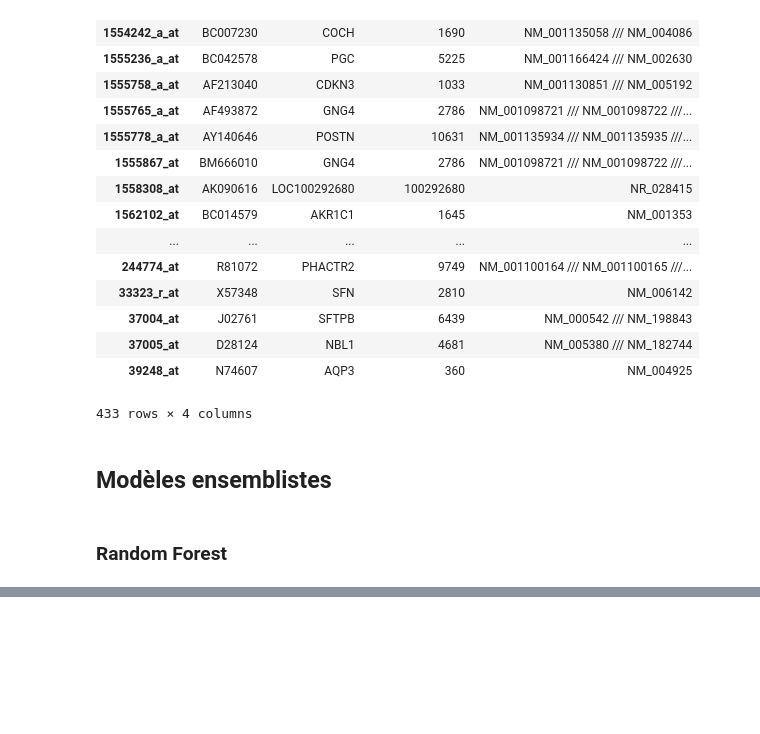
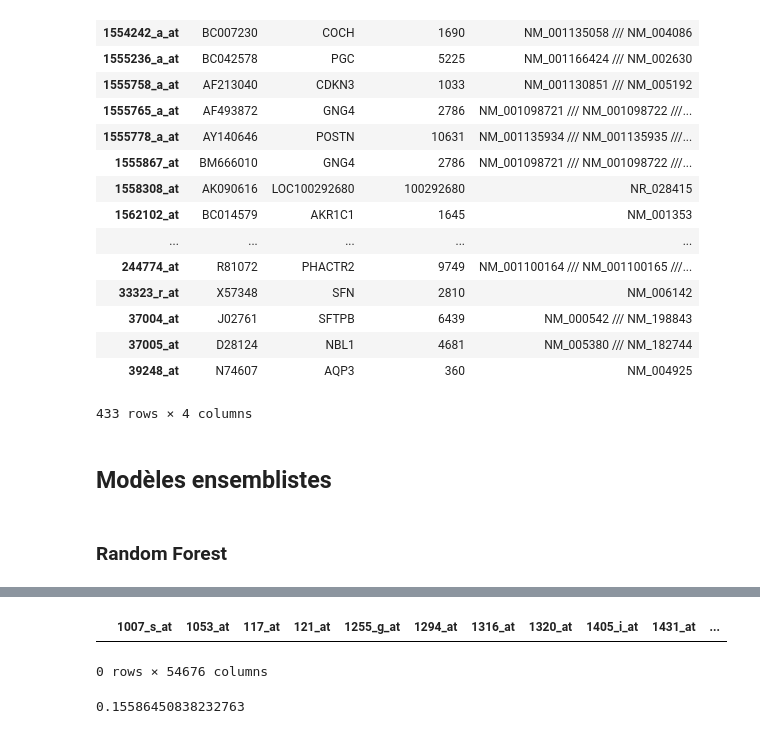
Before and after one commit to MerlinDumeur/PredVir, a Jupyter notebook: Rapport.ipynb, the cells around one changed output, grey strips where cells are left out. Drawn from its saved outputs; the diff is of its cells as text; code cells hidden in the pictures; blank space fills up the shorter version.

```diff
--- a/Rapport.ipynb
+++ b/Rapport.ipynb
@@ -1453,0 +1551,9 @@ XOP.to_csv(rf'epilung/X_regression-{C}.csv')
+# %%
+Temp
+# %% [output]
+|  | 1007_s_at | 1053_at | 117_at | 121_at | 1255_g_at | 1294_at | 1316_at | 1320_at | 1405_i_at | 1431_at | ... |
+0 rows × 54676 columns
+# %%
+log_loss(Y,XGB.objetSK.predict_proba(X))
+# %% [output]
+0.15586450838232763
```
Also changed, not shown: parts of 36 cells of this notebook, 1 other file.
